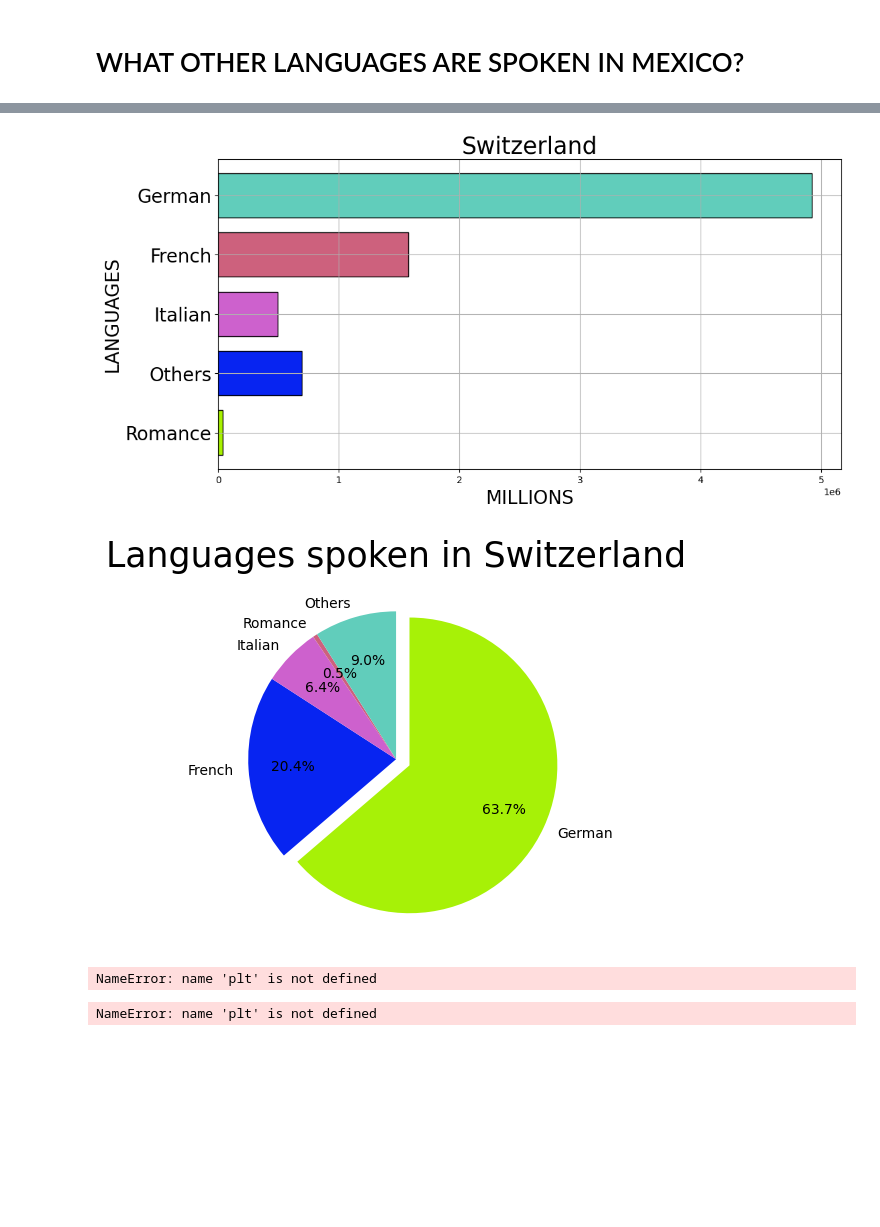
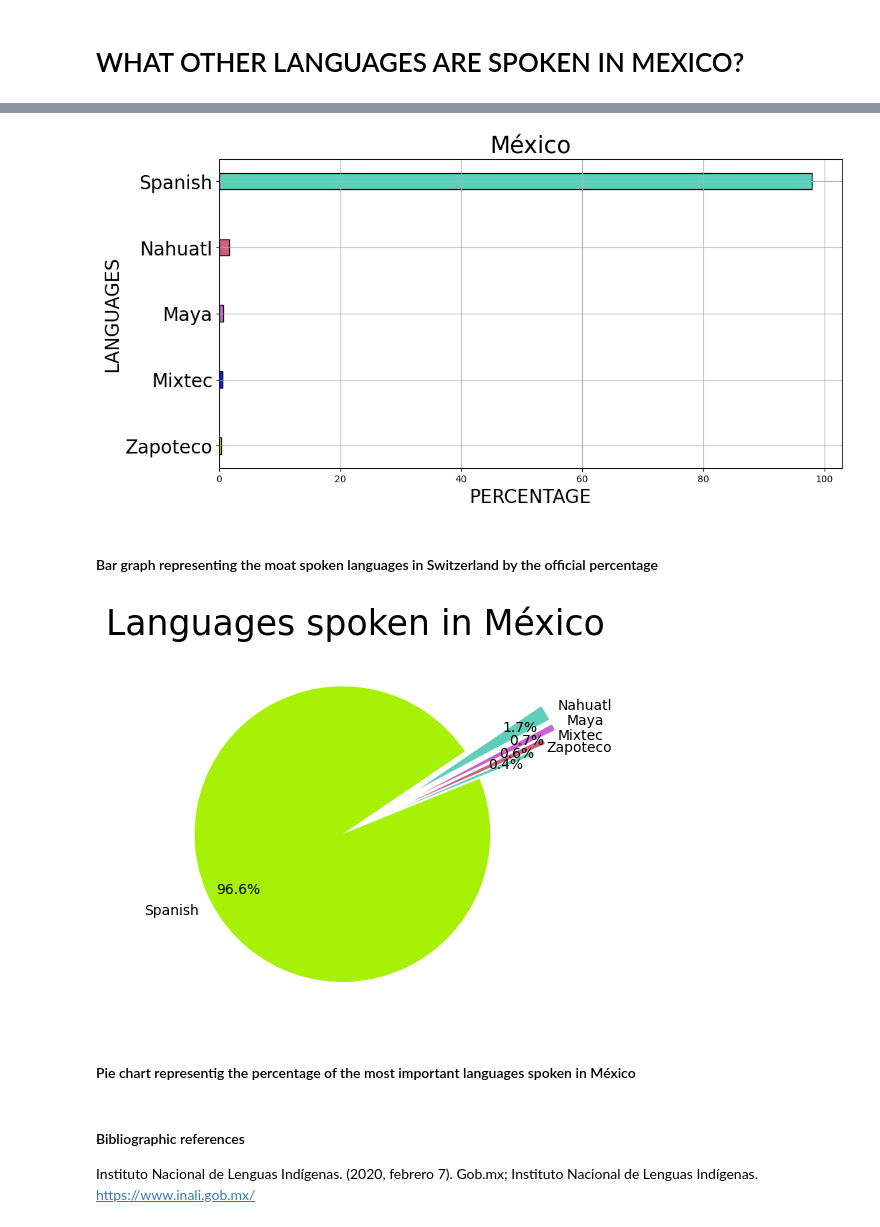
Before and after one commit to Freyramartinez/Prolema_10, a Jupyter notebook: exercise-10.ipynb, the cells around one changed output, grey strips where cells are left out. Cells and saved outputs as stored; diff of their text form; code cells hidden in the pictures; blank space fills up the shorter version.

```diff
--- a/exercise-10.ipynb
+++ b/exercise-10.ipynb
@@ -12,68 +74,42 @@ import plotly.express as px
 # %%
-marcas_clases=["1M", "2M", "3M", "4M", "5M"]
-frecuencias=[38626, 695268, 494413, 1575941, 4920952]
-marcas_texto=["Romance", "Others", "Italian", "French", "German"]
+marcas_clases=[20, 40, 60, 80, 100]
+frecuencias=[0.4, 0.6, 0.7, 1.7, 98]
+marcas_texto= ["Zapoteco","Mixtec","Maya","Nahuatl","Spanish"]
+
 plt.figure(figsize = (12, 6))
 plt.barh(marcas_clases, frecuencias,
-        height = 0.75, edgecolor = "k",
+        height = 5, edgecolor = "k",
        color = ["#A7F100", "#0724F1", "#CD61CD", "#CD617D", "#61CDBB"])
 plt.yticks(marcas_clases, marcas_texto, fontsize = 20)
-plt.xlabel("MILLIONS", fontsize = 20)
+plt.xlabel("PERCENTAGE", fontsize = 20)
 plt.ylabel("LANGUAGES", fontsize = 20)
-plt.title("Switzerland", fontsize = 25)
+plt.title("México", fontsize = 25)
 plt.grid()
 plt.show()
 # %% [output]
-[figure, old version]
+[figure, new version]
+# %% [markdown]
+#### Bar graph representing the moat spoken languages in Switzerland by the official percentage
 # %%
-datos = [63.9, 20.5, 6.4, 0.5, 9 ]
-marcas_texto = ["German", "French", "Italian", "Romance", "Others"]
-separaciones = [0.1, 0.0, 0, 0, 0]
+datos = [98, 1.7, 0.7, 0.6, 0.4]
+marcas_texto= ["Spanish","Nahuatl","Maya","Mixtec","Zapoteco"]
+separaciones = [0.1, 0.5, 0.5, 0.4, 0.3]
 
 plt.pie(datos,
        explode = separaciones,
        counterclock = False,
-       startangle = 90,
+       startangle = 22,
        autopct = "%0.1f%%",
-       pctdistance = 0.7,
-       colors = ["#A7F107", "#0724F1", "#CD61CD", "#CD617D", "#61CDBB"],
+       pctdistance = 0.8,
+       colors = ["#A7F107", "#61CDBB", "#CD61CD", "#CD617D", "#61CDBB"],
        labels = marcas_texto)
 
-plt.title("Languages spoken in Switzerland", fontsize = 25) # Titulo del grafico.
+plt.title("Languages spoken in México", fontsize = 25) # Titulo del grafico.
 plt.show()
 # %% [output]
-[figure, old version]
+[figure, new version]
-# %%
-marcas_clases=[20, 40, 60, 80, 100]
-frecuencias=[98, 1.7, 0.7, 0.6, 0.4]
-marcas_texto= ["Spanish","Nahuatl","Maya","Mixtec","Zapoteco"]
-plt.figure(figsize = (12, 6))
-plt.barh(marcas_clases, frecuencias,
-        height = 0.75, edgecolor = "k",
-       color = ["#A7F100", "#0724F1", "#CD61CD", "#CD617D", "#61CDBB"])
-plt.yticks(marcas_clases, marcas_texto, fontsize = 20)
-plt.xlabel("MILLIONS", fontsize = 20)
-plt.ylabel("LANGUAGES", fontsize = 20)
-plt.title("México", fontsize = 25)
-plt.grid()
-plt.show()
-# %% [output]
-NameError: name 'plt' is not defined
-# %%
-datos = [98, 1.7, 0.7, 0.6, 0.4]
-marcas_texto= ["Spanish","Nahuatl","Maya","Mixtec","Zapoteco"]
-separaciones = [0.1, 0.5, 0.5, 0.4, 0.3]
-#Hola.
-plt.pie(datos,
-       explode = separaciones,
-       counterclock = False,
-       startangle = 22,
-       autopct = "%0.1f%%",
-       pctdistance = 0.1,
-       colors = ["#A7F107", "#0724F1", "#CD61CD", "#CD617D", "#61CDBB"],
-       labels = marcas_texto)
-
-plt.title("Languages spoken in México", fontsize = 25) # Titulo del grafico.
-plt.show()
-# %% [output]
-NameError: name 'plt' is not defined
+# %% [markdown]
+#### Pie chart representig the percentage of the most important languages spoken in México
+# %% [markdown]
+#### Bibliographic references
+Instituto Nacional de Lenguas Indígenas. (2020, febrero 7). Gob.mx; Instituto Nacional de Lenguas Indígenas. https://www.inali.gob.mx/
```
Also changed, not shown: parts of 11 cells of this notebook.
